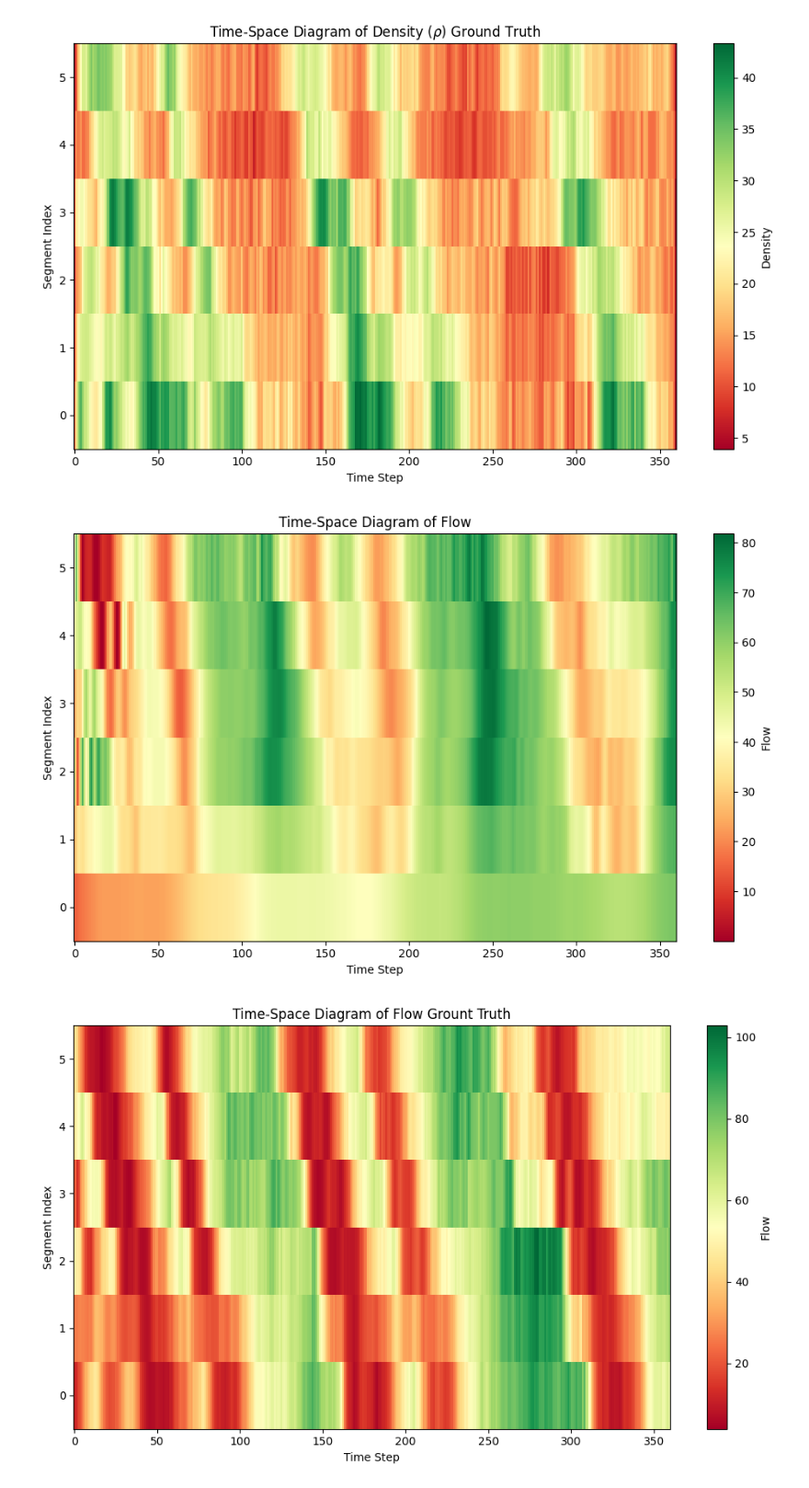
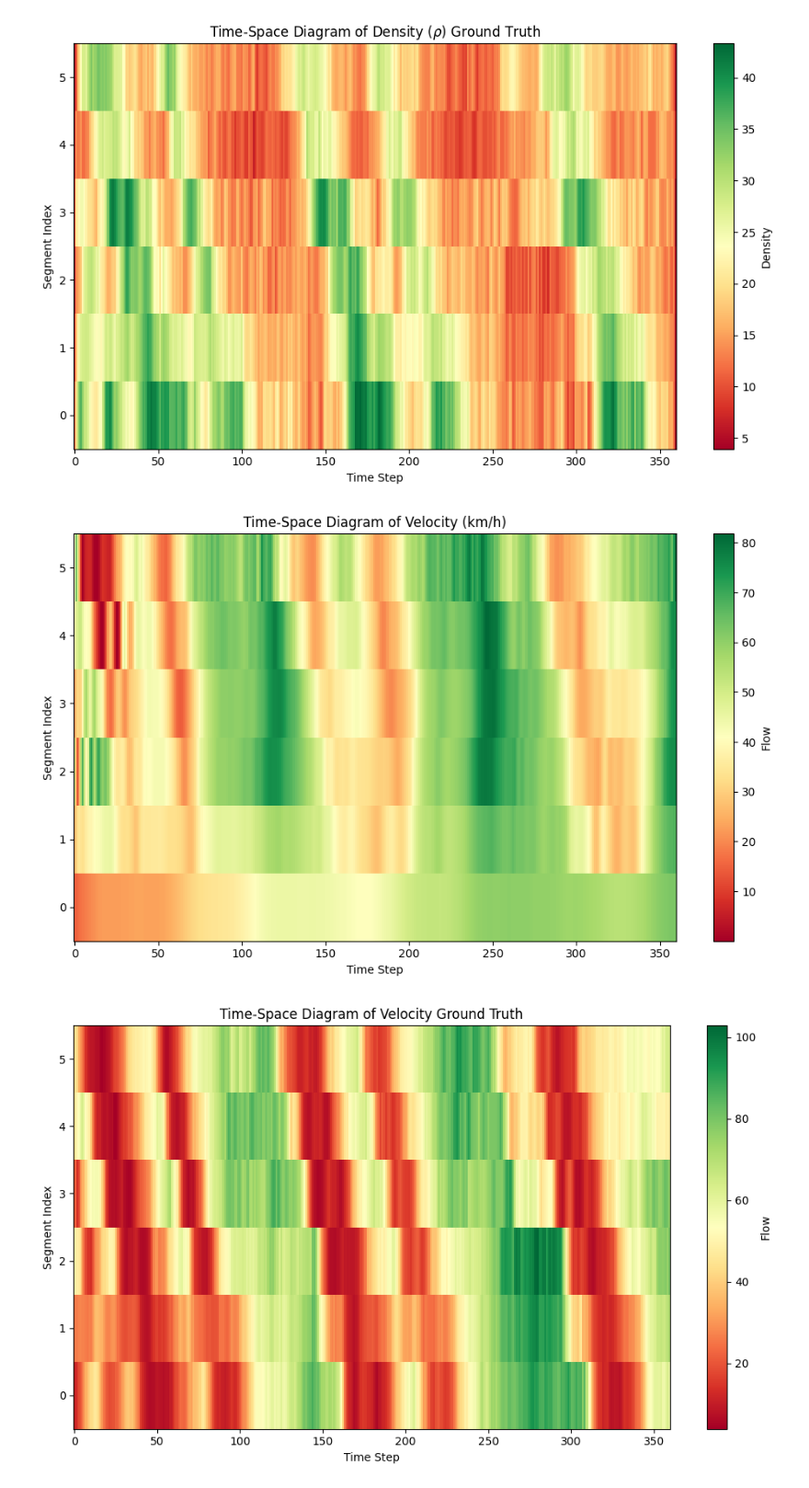
Before and after one commit to woxsao/macroscopic-sim-calibration, a Jupyter notebook: Optimization.ipynb, the cells around one changed output. Shown at 92% size. Cells and saved outputs as stored; diff of their text form; code cells hidden in the pictures.

```diff
--- a/Optimization.ipynb
+++ b/Optimization.ipynb
@@ -424,32 +424,32 @@ plt.tight_layout()
 # %%
 rho_plot =q_array/rho_pred_array
 plt.figure(figsize=(10, 6))
 plt.imshow(rho_plot.T, aspect='auto', origin='lower', cmap='RdYlGn', interpolation="none")
 
 # Label axes
 plt.xlabel('Time Step')
 plt.ylabel('Segment Index')
-plt.title('Time-Space Diagram of Flow')
+plt.title('Time-Space Diagram of Velocity (km/h)')
 plt.colorbar(label='Flow')
 
 plt.tight_layout()
 # plt.show()
 
 rho_plot =v_hat[:, 1:-1]
 plt.figure(figsize=(10, 6))
 plt.imshow(rho_plot.T, aspect='auto', origin='lower', cmap='RdYlGn', interpolation="none")
 
 # Label axes
 plt.xlabel('Time Step')
 plt.ylabel('Segment Index')
-plt.title('Time-Space Diagram of Flow Grount Truth')
+plt.title('Time-Space Diagram of Velocity Ground Truth')
 plt.colorbar(label='Flow')
 
 plt.tight_layout()
 # plt.show()
 # %% [output]
-[figure, old version]
+[figure, new version]
-[figure, old version]
+[figure, new version]
 # %%
 rho_plot =q_array
 plt.figure(figsize=(10, 6))
```
Also changed, not shown: parts of 2 cells of this notebook.
